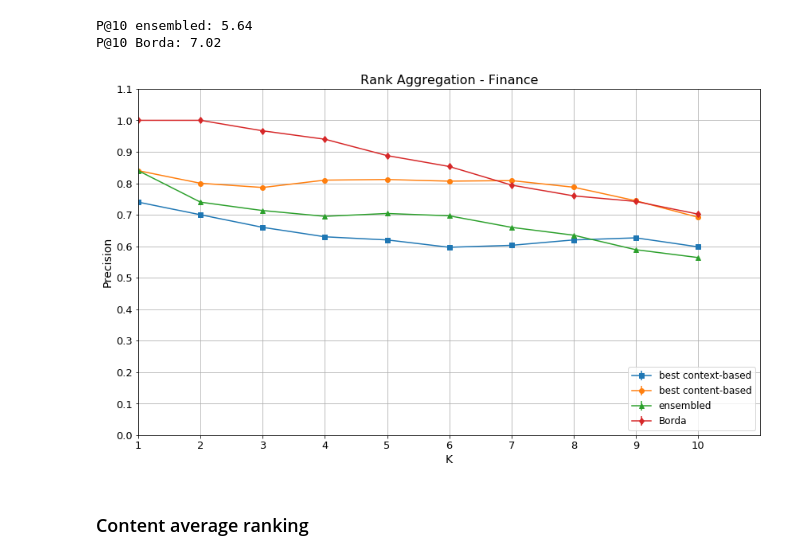
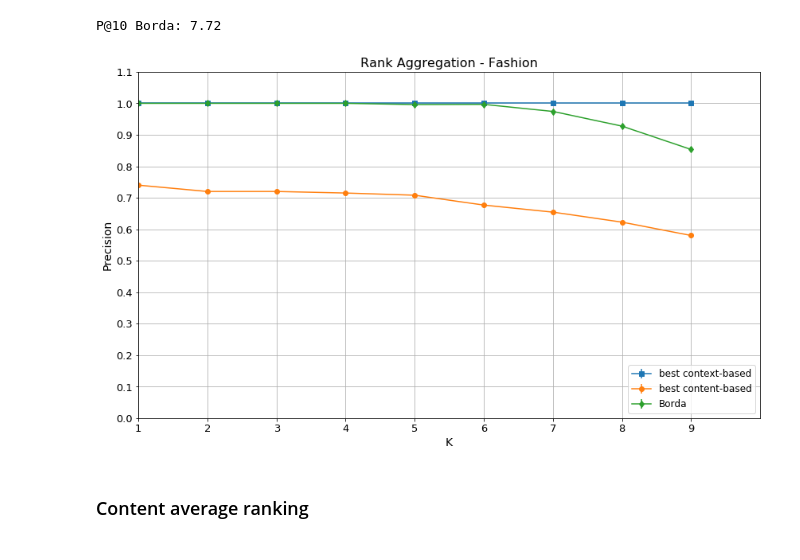
Before and after one commit to DataSciencePolimi/NetSKE, a Jupyter notebook: graphs/fashion/Fashion Domain - Rank Aggregation.ipynb, the cells around one changed output. Saved outputs shown, nothing was run; the diff lists cells and outputs as text; code cells hidden in the pictures.

```diff
--- a/graphs/fashion/Fashion Domain - Rank Aggregation.ipynb
+++ b/graphs/fashion/Fashion Domain - Rank Aggregation.ipynb
@@ -31,17 +31,19 @@ def averageRankPos(ranking, avg_rank):
 allseeds = list(map(str, pd.read_csv('../data-seed/fashion/user.csv', sep='\t')['screen_name']))
 combinations = json.load(open('combinations.json', 'rb'))
 # %%
-content_ranking = pickle.load(open('../../fingerprints/fashion_complete_vocabulary.pkl' , 'rb'))
-context_ranking = json.load(open('finance_ranking_cosine.json', 'rb'))
-agg_ranking = json.load(open('finance_ranking_agg_median.json', 'rb'))
+content_ranking = pickle.load(open('../../fingerprints/fashion_ranking' , 'rb'))
+context_ranking = json.load(open('fashion_ranking_following.json', 'rb'))
 # %%
 avg_r_ct = {}
 avg_r_cx = {}
-avg_r_agg = {}
 avg_r_borda = {}
 
 ensemble_p10 = 0
 borda_p10 = 0
+
+borda_mat = []
+content_mat = []
+context_mat = []
 
 ysum_agg = 0
 ysum_borda = 0
@@ -52,11 +54,9 @@ for i in range(50):
 
     context_r = pd.DataFrame(context_ranking[str(i)])
     content_r = pd.DataFrame(content_ranking[i])
-    agg_r = pd.DataFrame(agg_ranking[str(i)])
 
     context_r['good'] = context_r.apply(lambda x: True if x[0] in good_candidates else False, axis=1)
     content_r['good'] = content_r.apply(lambda x: True if x[0] in good_candidates else False, axis=1)
-    agg_r['good'] = agg_r.apply(lambda x: True if x[0] in good_candidates else False, axis=1)
 
     borda_r = content_r.reset_index().merge(context_r.reset_index(), on=0, how='inner')#.fillna(0)
     borda_r['ranking'] = borda_r.apply(lambda x: x['index_x']+x['index_y'], axis=1)
@@ -65,63 +65,57 @@ for i in range(50):
 
     averageRankPos(context_r, avg_r_cx)
     averageRankPos(content_r, avg_r_ct)
-    averageRankPos(agg_r, avg_r_agg)
     averageRankPos(borda_r, avg_r_borda)
 
-    y_agg = cumulativeGoodCandidates(agg_r)
     y_borda = cumulativeGoodCandidates(borda_r)
     y_content = cumulativeGoodCandidates(content_r)
     y_context = cumulativeGoodCandidates(context_r)
 
-    ysum_agg += y_agg
+    borda_mat.append([y_borda[i-1]/i for i in range(1, len(y_borda))])
+    content_mat.append([y_content[i-1]/i for i in range(1, len(y_content))])
+    context_mat.append([y_context[i-1]/i for i in range(1, len(y_context))])
+
     ysum_borda += y_borda
     ysum_content += y_content
     ysum_context += y_context
 
-    ensemble_p10 += y_agg[9]
     borda_p10 += y_borda[9]
 
-print ('P@10 ensembled:', ensemble_p10/50)
 print ('P@10 Borda:', borda_p10/50)
 # %% [output]
-P@10 ensembled: 5.64
-P@10 Borda: 7.02
+P@10 Borda: 7.72
 # %%
-ensemble = ysum_agg.astype(float)/50
 borda = ysum_borda.astype(float)/50
 best_content = ysum_content.astype(float)/50
 best_context = ysum_context.astype(float)/50
 
 
 plt.figure(figsize=(14,8))
 
-K = 10
+K = 9
 x = range(K)
 
 prec_cx = [best_context[i-1]/i for i in range(1, K+1)]
 plt.errorbar(x, prec_cx, yerr=[0.]*K, label='best context-based', fmt='s', ls='-') # std_men[:K].reshape(-1,1)
 
 prec_ct = [best_content[i-1]/i for i in range(1, K+1)]
 plt.errorbar(x, prec_ct, yerr=[0.]*K, label='best content-based', fmt='o', ls='-') # std_1[:K]
-
-prec_e = [ensemble[i-1]/i for i in range(1, K+1)]
-plt.errorbar(x, prec_e, yerr=[0.]*K, label='ensembled', fmt='^', ls='-') # std_2[:K]
 
 prec_b = [borda[i-1]/i for i in range(1, K+1)]
 plt.errorbar(x, prec_b, yerr=[0.]*K, label='Borda', fmt='d', ls='-') # std_3[:K]
 
 
 plt.legend(loc=4, fontsize='large')
 plt.title('Rank Aggregation - Fashion', fontsize=16)
 plt.ylabel('Precision', fontsize=14)
 plt.xlabel('K', fontsize=14)
 
 plt.xlim(xmin=1, xmax=K)
 plt.ylim(ymin=0, ymax=1.1)
 plt.yticks(np.arange(0, 1.2, 0.1))
-plt.xticks(range(0, K, int(K/10)), [str(i+1) for i in range(K)])
+plt.xticks(range(0, K, int(K/9)), [str(i+1) for i in range(K)])
 plt.tick_params(labelsize=13)
 
 plt.grid(True)
 # %% [output]
-[figure, old version]
+[figure, new version]
```
Also changed, not shown: parts of 1 cell of this notebook, 46 other files.
